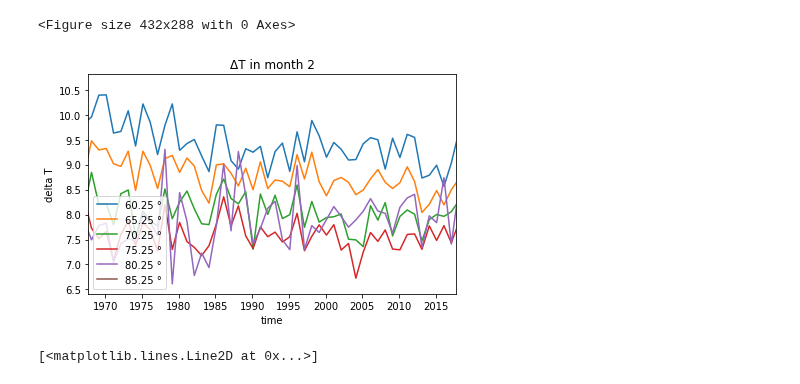
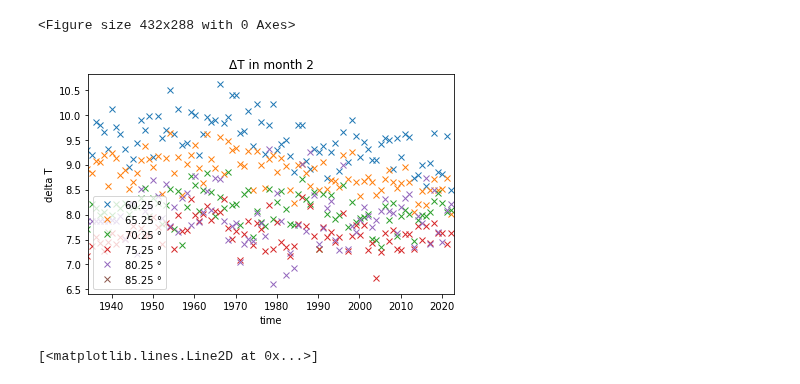
Before and after one commit to LeoausderDose/Praktikum_AWI, a Jupyter notebook: ImportTMax.ipynb, the cells around one changed output. Drawn from its saved outputs; the diff is of its cells as text; code cells hidden in the pictures.

```diff
--- a/ImportTMax.ipynb
+++ b/ImportTMax.ipynb
@@ -123,3 +113,14 @@ plt.legend(loc = 3)
 # %% [output]
 <matplotlib.legend.Legend at 0x...>
 [figure]
+# %%
+# Nach Jahreszeiten selektiert Januar
+
+for i in steps:
+    plt.plot(time_values[::12], temperature_difference_Lat.sel(lat = str(i))[::12],ls = '', marker = 'x', label = str(i)+' °')
+
+plt.xlabel('time')
+plt.ylabel('delta T')
+
+plt.xlim(time_values[800], time_values[1400])
+plt.legend(loc = 3)
@@ -143,20 +147,20 @@ plt.tight_layout
 <function matplotlib.pyplot.tight_layout(*, pad=1.08, h_pad=None, w_pad=None, rect=None)>
 [figure]
 # %%
-for month in range(1,11):
-    # Nach Jahreszeiten selektiert Januar
-    month = 1
+# for month in range(1,11):
+#     # Nach Jahreszeiten selektiert Januar
+#     month = 1
 
-    for i in steps:
-        plt.plot(select_every_12th_with_start(time_values,month), select_every_12th_with_start(temperature_difference_Lat.sel(lat = str(i)),month), label = str(i)+' °')
+#     for i in steps:
+#         plt.plot(select_every_12th_with_start(time_values,month), select_every_12th_with_start(temperature_difference_Lat.sel(lat = str(i)),month), label = str(i)+' °')
 
-    plt.xlabel('time')
-    plt.ylabel('delta T')
+#     plt.xlabel('time')
+#     plt.ylabel('delta T')
 
-    plt.title('ΔT in month ' + str(month))
+#     plt.title('ΔT in month ' + str(month))
 
-    plt.xlim(time_values[800], time_values[1400])
-    plt.legend(loc = 3)
+#     plt.xlim(time_values[800], time_values[1400])
+#     plt.legend(loc = 3)
 
-    plt.tight_layout
-    plt.savefig('Delta_T_Month_'+str(month)+'.pdf')
+#     plt.tight_layout
+#     plt.savefig('Delta_T_Month_'+str(month)+'.pdf')
@@ -167,7 +169,7 @@ import matplotlib.pyplot as plt
 
 # Assuming you have defined steps, time_values, and temperature_difference_Lat somewhere above
 
-for month in range(1, 12):
+for month in range(1, 13):
     for i in steps:
         plt.plot(
             select_every_12th_with_start(time_values, month),
@@ -192,20 +194,20 @@ for month in range(1, 12):
 # %%
 # Nach Jahreszeiten selektiert Januar
 month = 2
 
 for i in steps:
-    plt.plot(select_every_12th_with_start(time_values,month), select_every_12th_with_start(temperature_difference_Lat.sel(lat = str(i)),month), label = str(i)+' °')
+    plt.plot(select_every_12th_with_start(time_values,month), select_every_12th_with_start(temperature_difference_Lat.sel(lat = str(i)),month),ls = '', marker = 'x', label = str(i)+' °')
 
 plt.xlabel('time')
 plt.ylabel('delta T')
 plt.title('ΔT in month ' + str(month))
 
-plt.xlim(time_values[800], time_values[1400])
+plt.xlim(time_values[400], time_values[-1])
 plt.legend(loc = 3)
 
 plt.tight_layout()
 # %% [output]
-[figure, old version]
+[figure, new version]
 # %%
 
 plt.plot(temperature_difference.isel(time =range(3,47, 1),lat = 330, lon = 265))
```
Also changed, not shown: parts of 6 cells of this notebook, 1 other file.
